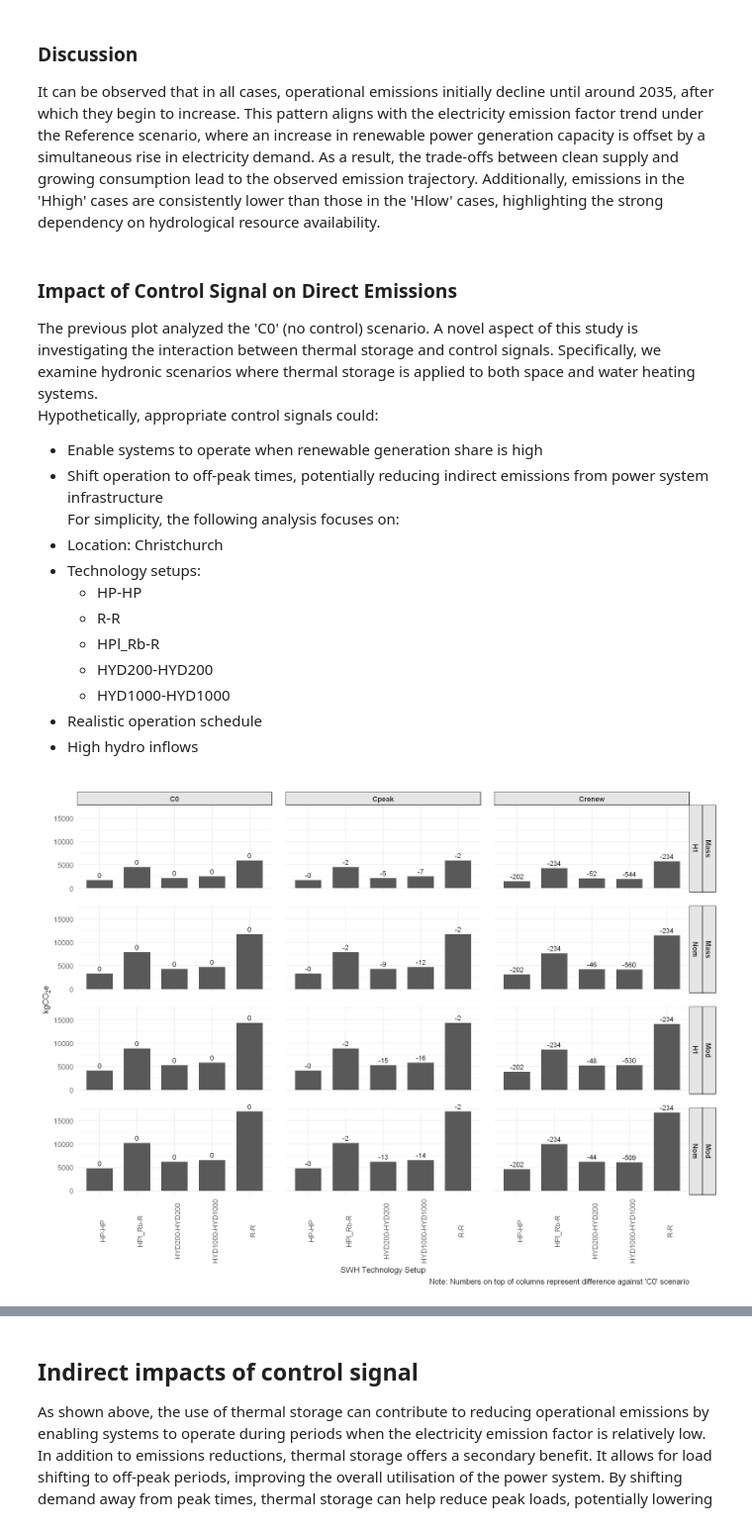
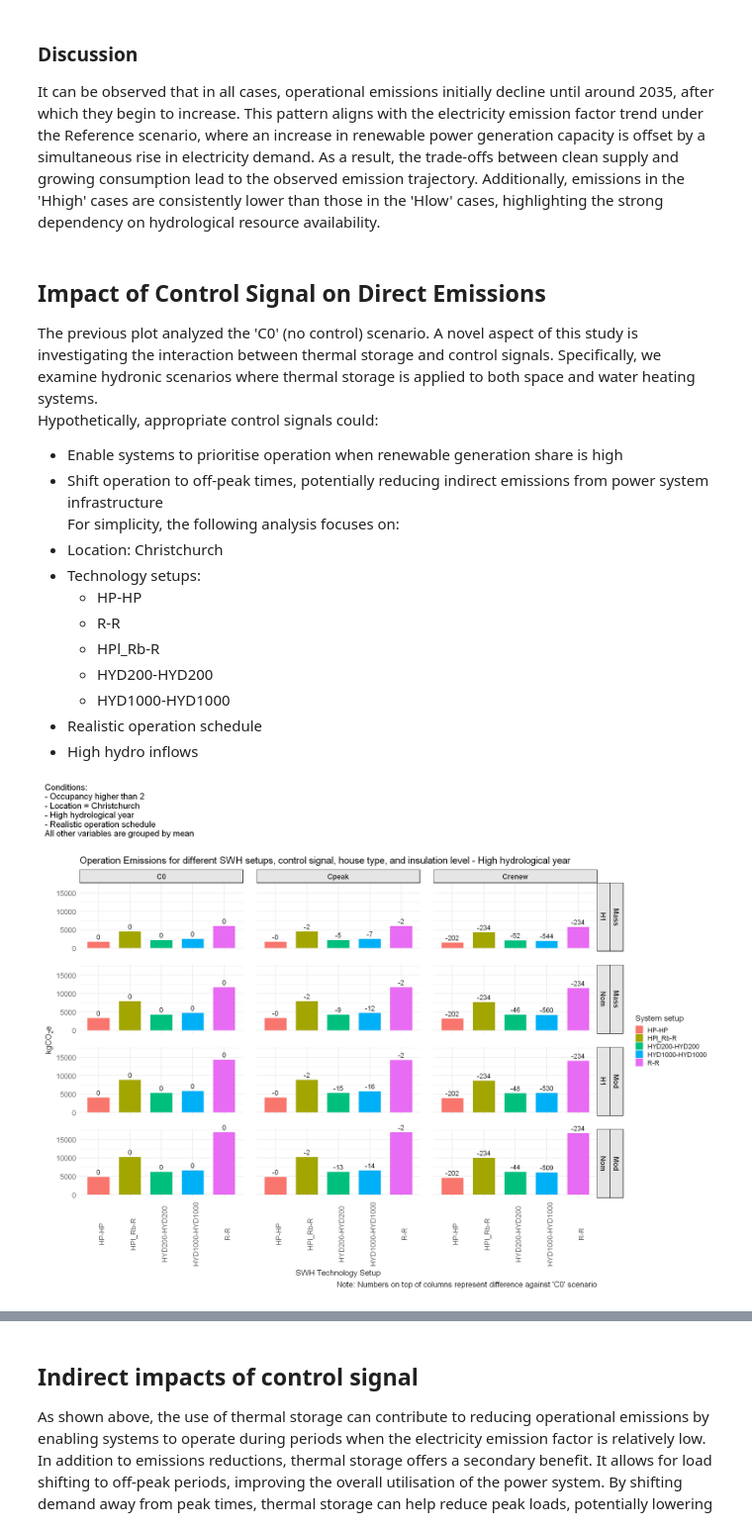
Before and after one commit to pxgo17/EECA_SWH_LCA, a Jupyter notebook: scripts/results_processing/SWH_LCA_results.ipynb, the cells around one changed output, grey strips where cells are left out. Shown at 99% size. Drawn from its saved outputs; the diff is of its cells as text; code cells hidden in the pictures.

```diff
--- a/scripts/results_processing/SWH_LCA_results.ipynb
+++ b/scripts/results_processing/SWH_LCA_results.ipynb
@@ -25,11 +25,11 @@ The dataset contains lifetime emissions (operational + embodied) for household s
 | **Control Strategy**   | None (`C0`), Peak shaving (`Cpeak`), Renewable-following (`Crenew`)     |
 | **Hydrology**          | High inflows (`Hhigh`), Low inflows (`Hlow`)                            |
 # %%
-library(tidyverse)
+library(tidyverse) %>% suppressMessages()
 options(warn = -1)
-household_lifetime_Call <- read_csv("D:/EECA_SWH_LCA/EECA_SWH_LCA/EECA_SWH_LCA/data/processed/lca/household_lifetime_Call.csv") %>% suppressMessages()
+household_lifetime_Call <- read_csv("https://raw.githubusercontent.com/pxgo17/EECA_SWH_LCA/refs/heads/main/data/processed/lca/household_lifetime_Call.csv") %>% suppressMessages()
 household_lifetime_Call <- household_lifetime_Call %>%
     mutate(SH_DW_code = factor(SH_DW_code, levels = c("HP-HP", "HP-HPo", "HP-R", "HP-Ro", "HPl_Rb-HP", "HPl_Rb-HPo",
                                                       "HPl_Rb-R", "HPl_Rb-Ro", "HYD200-HYD200", "HYD500-HYD500", "HYD1000-HYD1000",
                                                       "R-HP", "R-HPo", "R-R", "R-Ro")))
-household_lifetime_Call %>% summary()
+#household_lifetime_Call %>% summary()
@@ -295,10 +298,10 @@ ggplot(household_annual_summary_long, aes(x = year, y = Emissions, fill = Type))
 ### Discussion
 It can be observed that in all cases, operational emissions initially decline until around 2035, after which they begin to increase. This pattern aligns with the electricity emission factor trend under the Reference scenario, where an increase in renewable power generation capacity is offset by a simultaneous rise in electricity demand. As a result, the trade-offs between clean supply and growing consumption lead to the observed emission trajectory. Additionally, emissions in the 'Hhigh' cases are consistently lower than those in the 'Hlow' cases, highlighting the strong dependency on hydrological resource availability.
 # %% [markdown]
-### Impact of Control Signal on Direct Emissions
+## Impact of Control Signal on Direct Emissions
 The previous plot analyzed the 'C0' (no control) scenario. A novel aspect of this study is investigating the interaction between thermal storage and control signals. Specifically, we examine hydronic scenarios where thermal storage is applied to both space and water heating systems.
 Hypothetically, appropriate control signals could:
-- Enable systems to operate when renewable generation share is high
+- Enable systems to prioritise operation when renewable generation share is high
 - Shift operation to off-peak times, potentially reducing indirect emissions from power system infrastructure
 For simplicity, the following analysis focuses on:
 - Location: Christchurch
@@ -311,7 +314,7 @@ For simplicity, the following analysis focuses on:
 - Realistic operation schedule
 - High hydro inflows
 # %%
-household_lifetime_Call_CS <- household_lifetime_Call %>%
+household_lifetime_Call_CS_high <- household_lifetime_Call %>%
 filter(Occ_code > 2,
        Loc_code == 'CH',
       SH_DW_code %in% c('HP-HP', 'R-R', 'HPl_Rb-R', 'HYD200-HYD200', 'HYD1000-HYD1000'),
@@ -322,42 +325,52 @@ group_by(house_type, insulation, SH_DW_code, CS_code) %>%
             Operation = mean(Operation_life), .groups = 'drop') %>% ungroup() %>%
   mutate(Total = Embodied + Operation)
 # Reshape data to long format for ggplot2
-plot_CS <- household_lifetime_Call_CS %>%
+plot_CS_high <- household_lifetime_Call_CS_high %>%
   pivot_longer(cols = c(Embodied, Operation), names_to = "Type", values_to = "Emissions")
 # Calculate base case emissions
-base_CS <- plot_CS %>%
+base_CS_high <- plot_CS_high %>%
   filter(CS_code == 'C0') %>%
   select(house_type, insulation, SH_DW_code, Type, base_Emissions = Emissions)
 # Join base emissions onto all CS_code values
-plot_CS_diff <- plot_CS %>%
-  left_join(base_CS, by = c("house_type", "insulation", "SH_DW_code", "Type")) %>%
+plot_CS_diff_high <- plot_CS_high %>%
+  left_join(base_CS_high, by = c("house_type", "insulation", "SH_DW_code", "Type")) %>%
   mutate(diff_base = Emissions - base_Emissions)
 # %%
 # Plot
 options(repr.plot.width=20, repr.plot.height=15)
-plot_CS_diff %>% filter(Type == 'Operation') %>%
-ggplot(aes(x = SH_DW_code, y = Emissions)) +
+CS_plot_emission_high <- plot_CS_diff_high %>% filter(Type == 'Operation') %>%
+  ggplot(aes(x = SH_DW_code, y = Emissions, fill=SH_DW_code)) +
   geom_col(width = 0.7) +
   geom_text(
     aes(label = sprintf("%.0f", diff_base)),
     vjust = -0.5,
     size = 5,
     color = "black"
   ) +
   facet_grid(house_type + insulation ~ CS_code) +
     coord_cartesian(clip = "off") +
   theme_minimal(base_size = 17) +
   theme(
     axis.text.x = element_text(angle = 90, hjust = 0.5, size = 15),
     axis.text.y = element_text(size = 15),
     strip.text = element_text(face = "bold", size=15),
     strip.background = element_rect(fill = "gray90", color = "black"),
     panel.spacing = unit(2, "lines"),
     plot.margin = margin(t = 30, r = 10, b = 10, l = 10),
     plot.caption = element_text(size = 16)
   ) +
     labs(caption = "Note: Numbers on top of columns represent difference against 'C0' scenario",
         x = "SWH Technology Setup",
-        y = expression(kgCO[2]*e))
+        y = expression(kgCO[2]*e),
+        title = "Operation Emissions for different SWH setups, control signal, house type, and insulation level - High hydrological year",
+        fill = 'System setup')
+
+CS_plot_emission_high +
+  plot_annotation(
+    title = "Conditions:\n- Occupancy higher than 2\n- Location = Christchurch\n- High hydrological year\n- Realistic operation schedule\nAll other variables are grouped by mean",
+    theme = theme(
+      plot.title = element_text(size = 18, hjust = 0, vjust = 2)
+    )
+  )
 # %% [output]
-[figure, old version]
+[figure, new version]
```
Also changed, not shown: parts of 26 cells of this notebook, 1 other file.
